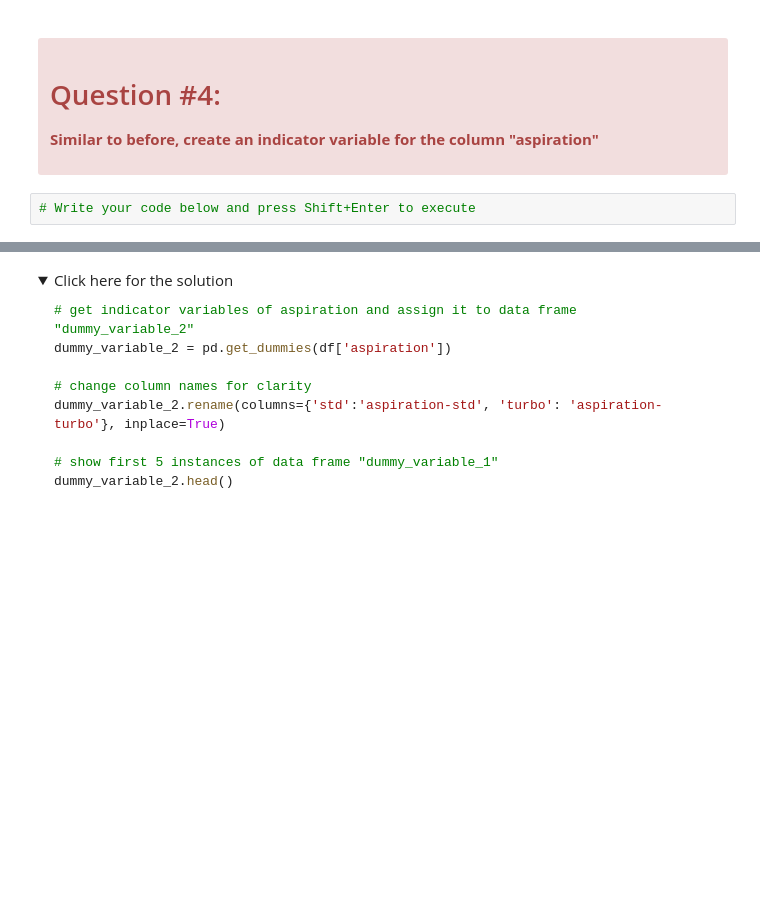
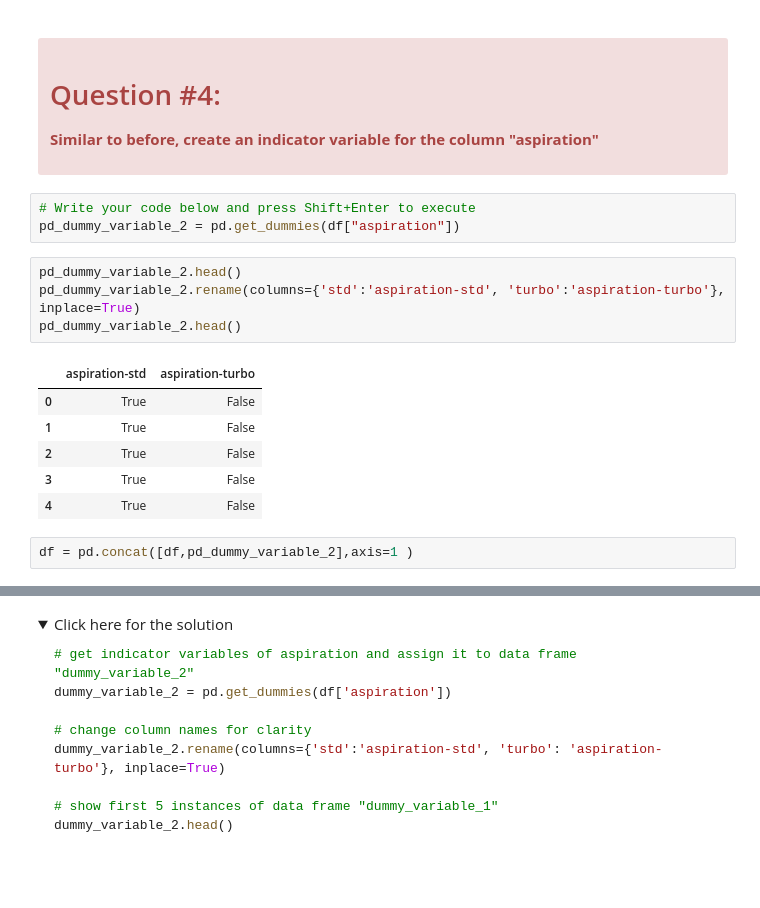
Before and after one commit to sssnsu-tech/RepoPy, a Jupyter notebook: py_proj/notebooks/DA0101EN-2-Review-Data-Wrangling-20231003-1696291200.jupyterlite.ipynb, the cells around one changed output, grey strips where cells are left out. Drawn from its saved outputs; the diff is of its cells as text; folded sections open; blank space fills up the shorter version.

```diff
--- a/py_proj/notebooks/DA0101EN-2-Review-Data-Wrangling-20231003-1696291200.jupyterlite.ipynb
+++ b/py_proj/notebooks/DA0101EN-2-Review-Data-Wrangling-20231003-1696291200.jupyterlite.ipynb
@@ -574,3 +842,17 @@ The last two columns are now the indicator variable representation of the fuel-t
 </div>
 # %%
 # Write your code below and press Shift+Enter to execute
+pd_dummy_variable_2 = pd.get_dummies(df["aspiration"])
+# %%
+pd_dummy_variable_2.head()
+pd_dummy_variable_2.rename(columns={'std':'aspiration-std', 'turbo':'aspiration-turbo'}, inplace=True)
+pd_dummy_variable_2.head()
+# %% [output]
+|  | aspiration-std | aspiration-turbo |
+| 0 | True | False |
+| 1 | True | False |
+| 2 | True | False |
+| 3 | True | False |
+| 4 | True | False |
+# %%
+df = pd.concat([df,pd_dummy_variable_2],axis=1 )
```
Also changed, not shown: parts of 39 cells of this notebook, 2 other files.
